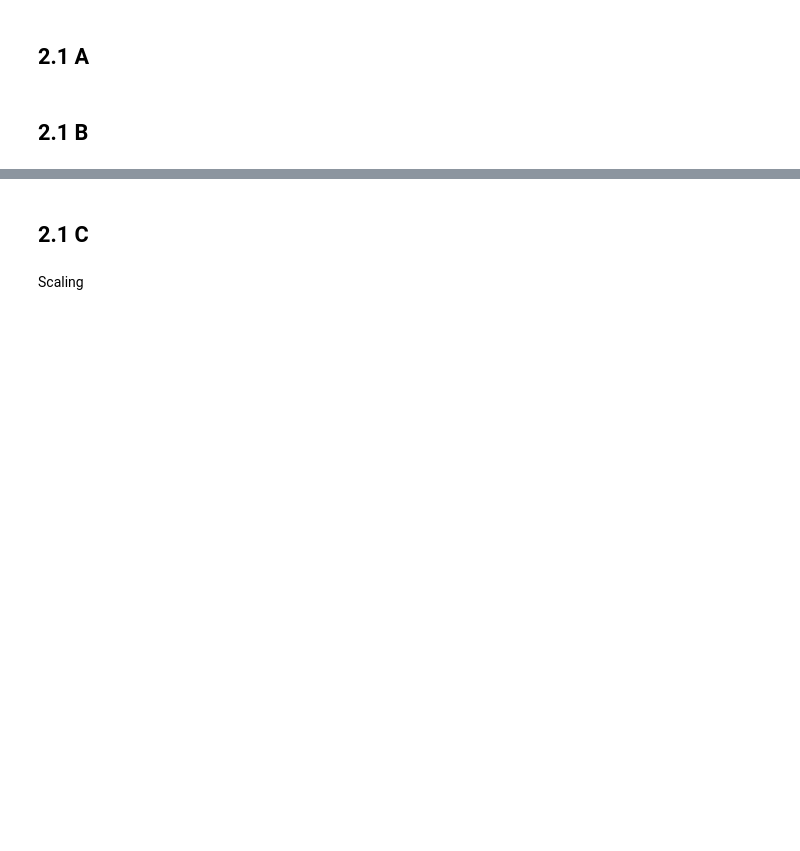
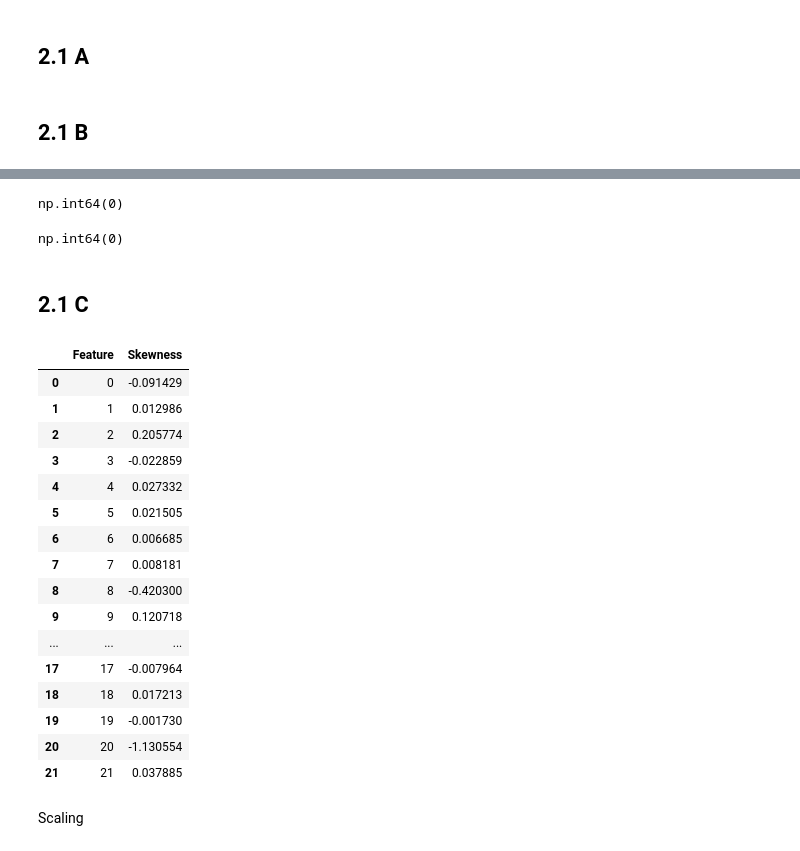
Before and after one commit to Yuraj1/iau_projects, a Jupyter notebook: tttt.ipynb, the cells around one changed output, grey strips where cells are left out. Drawn from its saved outputs; the diff is of its cells as text; code cells hidden in the pictures; blank space fills up the shorter version.

```diff
--- a/tttt.ipynb
+++ b/tttt.ipynb
@@ -30,5 +30,9 @@ X_train, X_test, y_train, y_test = train_test_split(x, y, test_size=0.2, random_
 # test_df.to_csv("test_raw.csv", index=False)
 # %% [markdown]
 ## 2.1 B
+# %%
+import pandas as pd
+
+X_train = pd.DataFrame(X_train)
 # %%
 X_train.dtypes
@@ -35,20 +57,42 @@ X_train.dtypes
 # %%
 X_train.isnull().sum().sum()
+# %% [output]
+np.int64(0)
 # %%
 X_train.duplicated().sum()
+# %% [output]
+np.int64(0)
 # %% [markdown]
 ## 2.1 C
 # %%
 from scipy.stats import skew
 
-skews = skew(x, axis=0)
+skews = skew(X_train, axis=0)
 
 skew_df = pd.DataFrame({
-    'Feature': x.columns,
+    'Feature': X_train.columns,
     'Skewness': skews
 })
 
 skew_df
+# %% [output]
+|  | Feature | Skewness |
+| 0 | 0 | -0.091429 |
+| 1 | 1 | 0.012986 |
+| 2 | 2 | 0.205774 |
+| 3 | 3 | -0.022859 |
+| 4 | 4 | 0.027332 |
+| 5 | 5 | 0.021505 |
+| 6 | 6 | 0.006685 |
+| 7 | 7 | 0.008181 |
+| 8 | 8 | -0.420300 |
+| 9 | 9 | 0.120718 |
+| ... | ... | ... |
+| 17 | 17 | -0.007964 |
+| 18 | 18 | 0.017213 |
+| 19 | 19 | -0.001730 |
+| 20 | 20 | -1.130554 |
+| 21 | 21 | 0.037885 |
 # %% [markdown]
 Scaling
 # %%
```
Also changed, not shown: parts of 9 cells of this notebook.
